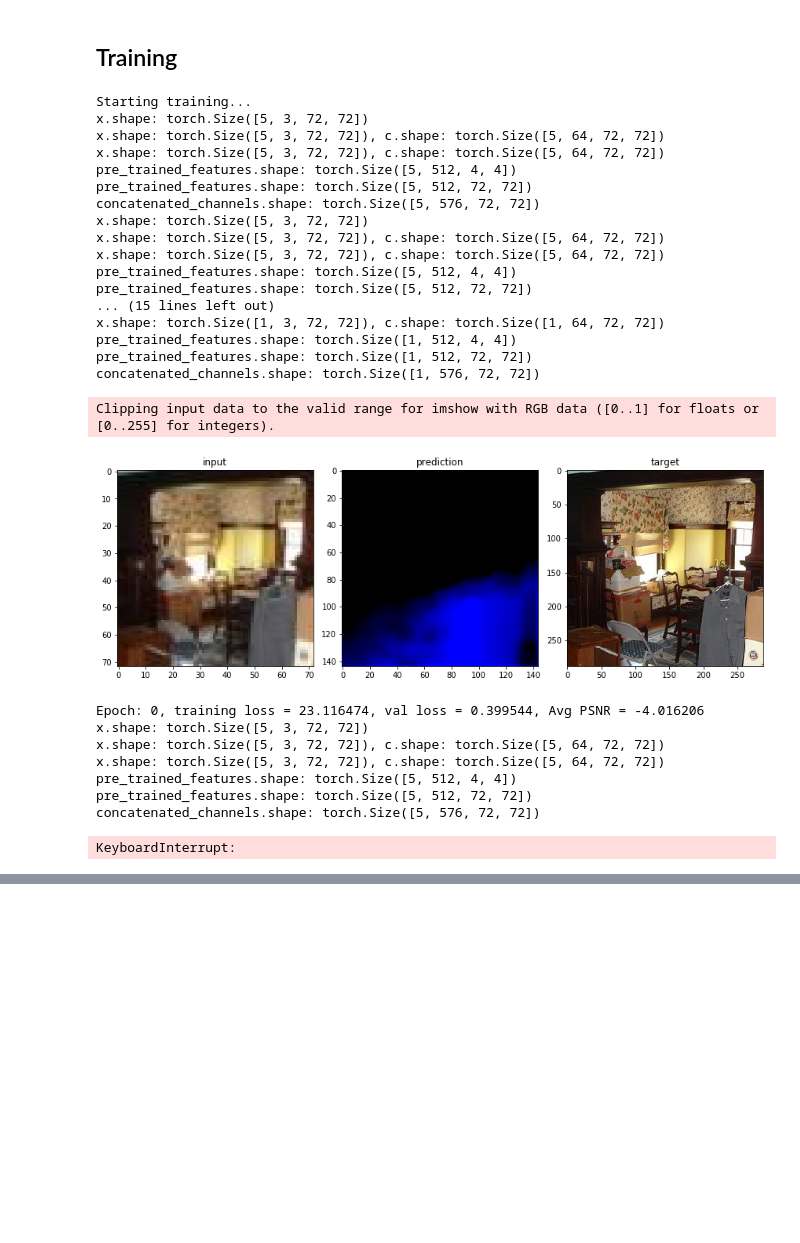
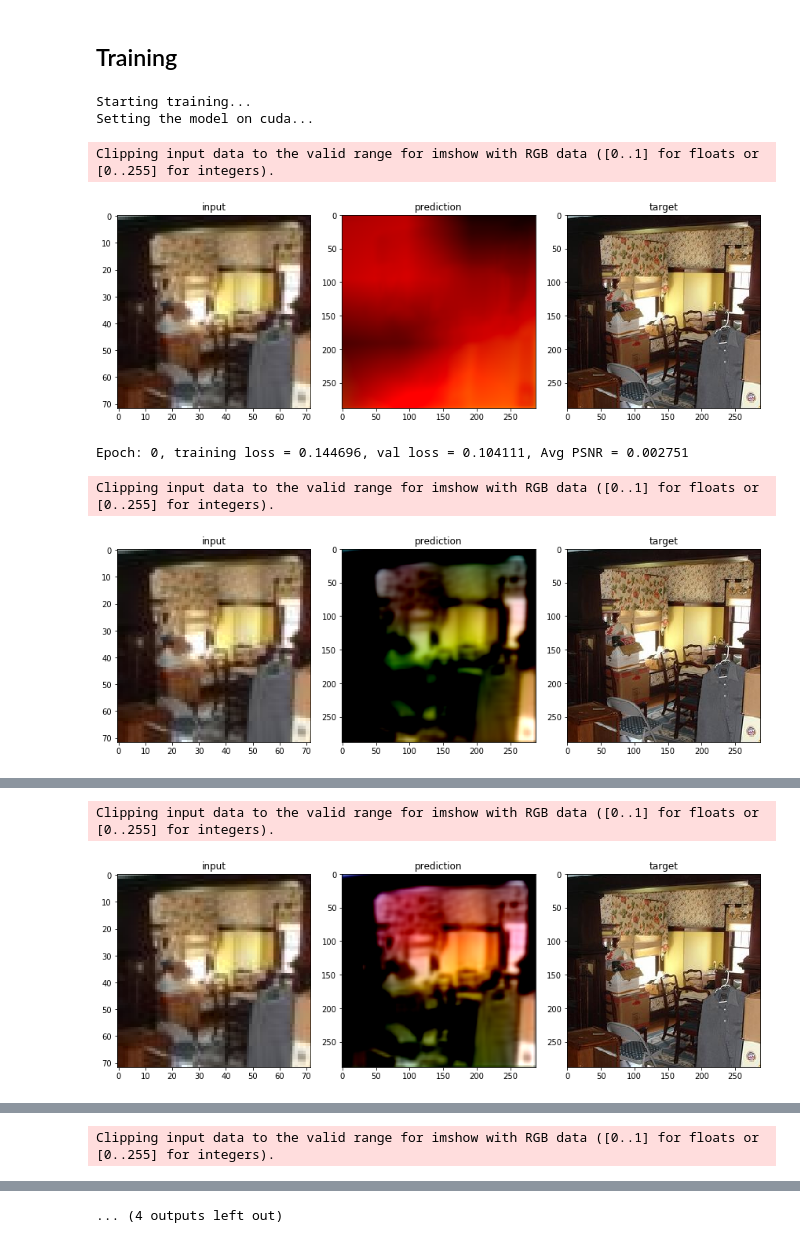
Before and after one commit to ajmr24/super-resolution, a Jupyter notebook: notebooks/PretrainedBlockModel.ipynb, the cells around one changed output, grey strips where cells are left out. Saved outputs shown, nothing was run; the diff lists cells and outputs as text; code cells hidden in the pictures; blank space fills up the shorter version.

Commit message:
after running pretrained model on gpu

```diff
--- a/notebooks/PretrainedBlockModel.ipynb
+++ b/notebooks/PretrainedBlockModel.ipynb
@@ -23,12 +23,12 @@ import matplotlib.pyplot as plt
 # %% [markdown]
 ## Dataset and DataLoaders
 # %%
-#ROOT_IMAGE_PATH = '/home/ubuntu/data/super-resolution/converted_images'
-ROOT_IMAGE_PATH = '/Users/ar660763/data/super-resolution/converted_images'
+ROOT_IMAGE_PATH = '/home/ubuntu/data/super-resolution/converted_images'
+#ROOT_IMAGE_PATH = '/Users/ar660763/data/super-resolution/converted_images'
 
-DEV = True
-dev_train_size = 10
-dev_val_size = 2
+DEV = False
+dev_train_size = 100
+dev_val_size = 20
 
 transform_img=None
 # transform_img = transforms.Compose([
@@ -251,28 +250,32 @@ class SuperResPreTrainedBlockNet(nn.Module):
 
         self.upsample_72 = nn.UpsamplingBilinear2d(size=(72,72))
 
-        self.vgg16_features = models.vgg16(pretrained=True).features[:29]
+        #self.vgg16_features = models.vgg16(pretrained=True).features[:29]
+        self.vgg16_features = models.vgg16(pretrained=True)._modules['features'][:29]
         for param in self.vgg16_features.parameters():
             param.requires_grad = False
         #self.vgg_features = models.vgg16(pretrained=True)._modules['features'][:29]
 
     def forward(self, x):
-        print(f"x.shape: {x.shape}")
+        #print(f"x.shape: {x.shape}")
         c = f.leaky_relu(self.conv1(x))
-        print(f"x.shape: {x.shape}, c.shape: {c.shape}")
+        #print(f"x.shape: {x.shape}, c.shape: {c.shape}")
         c = f.leaky_relu(self.conv2(c))
-        print(f"x.shape: {x.shape}, c.shape: {c.shape}")
+        #print(f"x.shape: {x.shape}, c.shape: {c.shape}")
         pre_trained_features = self.vgg16_features(x)
-        print(f"pre_trained_features.shape: {pre_trained_features.shape}")
+        #print(f"pre_trained_features.shape: {pre_trained_features.shape}")
         pre_trained_features = self.upsample_72(pre_trained_features) # upsample the pretrained features so that they are same as input
-        print(f"pre_trained_features.shape: {pre_trained_features.shape}")
+        #print(f"pre_trained_features.shape: {pre_trained_features.shape}")
 
         concatenated_channels = torch.cat((c,pre_trained_features),1) # apply relu?
-        print(f"concatenated_channels.shape: {concatenated_channels.shape}")
+        #print(f"concatenated_channels.shape: {concatenated_channels.shape}")
         x = self.upsample1(concatenated_channels)
         x_288 = self.upsample2(x)
         x_144 = f.leaky_relu(self.conv3(x))
         x_288 = f.leaky_relu(self.conv4(x_288))
+        #x_144 = self.conv3(x)
+        #x_288 = self.conv4(x_288)
+
         return x_144,x_288
 # %% [markdown]
 ## Training
@@ -318,7 +321,7 @@ def train(tr_loader, val_loader, model, criterion, optimizer, num_epochs):
             loss_288 = criterion(output_288,imgs_large)
             #print(loss_144 + loss_288)
             alpha = epoch/num_epochs
-            loss = ((1-alpha)*loss_144 + alpha*loss_288)
+            loss = ((1-alpha)*loss_144 + alpha*loss_288)/2
             #loss = torch.add(1oss_144 + loss_288)
             #loss = criterion(outputs,imgs_med) # imgs_med is the target
             loss.backward()
@@ -347,7 +350,7 @@ def train(tr_loader, val_loader, model, criterion, optimizer, num_epochs):
                 loss_144 = criterion(output_144,imgs_med)
                 loss_288 = criterion(output_288,imgs_large)
                 alpha = epoch/num_epochs
-                loss = ((1-alpha)*loss_144 + alpha*loss_288)
+                loss = ((1-alpha)*loss_144 + alpha*loss_288)/2
                 #loss = (loss_144 + loss_288)
                 psnr = 20 * log10(1 / np.sqrt(loss_288.item())) # calc psnr using the large image prediction
                 #loss = criterion(outputs,imgs_med)
@@ -377,44 +380,24 @@ def train(tr_loader, val_loader, model, criterion, optimizer, num_epochs):
 # %%
 %%time
 
-num_epochs = 3
+num_epochs = 5
 # if torch.has_cuda:
 #     device = torch.device('cuda:0')
 # else:
 #     device = torch.device('cpu:0')
 
 #criterion = nn.CrossEntropyLoss()
 #criterion = nn.SmoothL1Loss() # L1Loss()  # not sure what loss function to use
-criterion = nn.MSELoss()   # not sure what loss function to use
+criterion = nn.  MSELoss()   # not sure what loss function to use
 model = SuperResPreTrainedBlockNet()
-optimizer = optim.Adam(model.parameters(), lr=0.01)
+optimizer = optim.Adam(model.parameters(), lr=0.0001)
 
 train(tr_loader, val_loader, model, criterion, optimizer, num_epochs)
 # %% [output]
 Starting training...
-x.shape: torch.Size([5, 3, 72, 72])
-x.shape: torch.Size([5, 3, 72, 72]), c.shape: torch.Size([5, 64, 72, 72])
-x.shape: torch.Size([5, 3, 72, 72]), c.shape: torch.Size([5, 64, 72, 72])
-pre_trained_features.shape: torch.Size([5, 512, 4, 4])
-pre_trained_features.shape: torch.Size([5, 512, 72, 72])
-concatenated_channels.shape: torch.Size([5, 576, 72, 72])
-x.shape: torch.Size([5, 3, 72, 72])
-x.shape: torch.Size([5, 3, 72, 72]), c.shape: torch.Size([5, 64, 72, 72])
-x.shape: torch.Size([5, 3, 72, 72]), c.shape: torch.Size([5, 64, 72, 72])
-pre_trained_features.shape: torch.Size([5, 512, 4, 4])
-pre_trained_features.shape: torch.Size([5, 512, 72, 72])
-... (15 lines left out)
-x.shape: torch.Size([1, 3, 72, 72]), c.shape: torch.Size([1, 64, 72, 72])
-pre_trained_features.shape: torch.Size([1, 512, 4, 4])
-pre_trained_features.shape: torch.Size([1, 512, 72, 72])
-concatenated_channels.shape: torch.Size([1, 576, 72, 72])
+Setting the model on cuda...
 Clipping input data to the valid range for imshow with RGB data ([0..1] for floats or [0..255] for integers).
-[figure, old version]
+[figure, new version]
-Epoch: 0, training loss = 23.116474, val loss = 0.399544, Avg PSNR = -4.016206
-x.shape: torch.Size([5, 3, 72, 72])
-x.shape: torch.Size([5, 3, 72, 72]), c.shape: torch.Size([5, 64, 72, 72])
-x.shape: torch.Size([5, 3, 72, 72]), c.shape: torch.Size([5, 64, 72, 72])
-pre_trained_features.shape: torch.Size([5, 512, 4, 4])
-pre_trained_features.shape: torch.Size([5, 512, 72, 72])
-concatenated_channels.shape: torch.Size([5, 576, 72, 72])
+Epoch: 0, training loss = 0.144696, val loss = 0.104111, Avg PSNR = 0.002751
-KeyboardInterrupt:
+Clipping input data to the valid range for imshow with RGB data ([0..1] for floats or [0..255] for integers).
+[figure, added]
@@ -420,0 +405,2 @@ KeyboardInterrupt:
+Clipping input data to the valid range for imshow with RGB data ([0..1] for floats or [0..255] for integers).
+[figure, added]
@@ -420,0 +408 @@ KeyboardInterrupt:
+Clipping input data to the valid range for imshow with RGB data ([0..1] for floats or [0..255] for integers).
@@ -420,0 +410 @@ KeyboardInterrupt:
+... (4 outputs left out)
```
Also changed, not shown: parts of 4 cells of this notebook.
